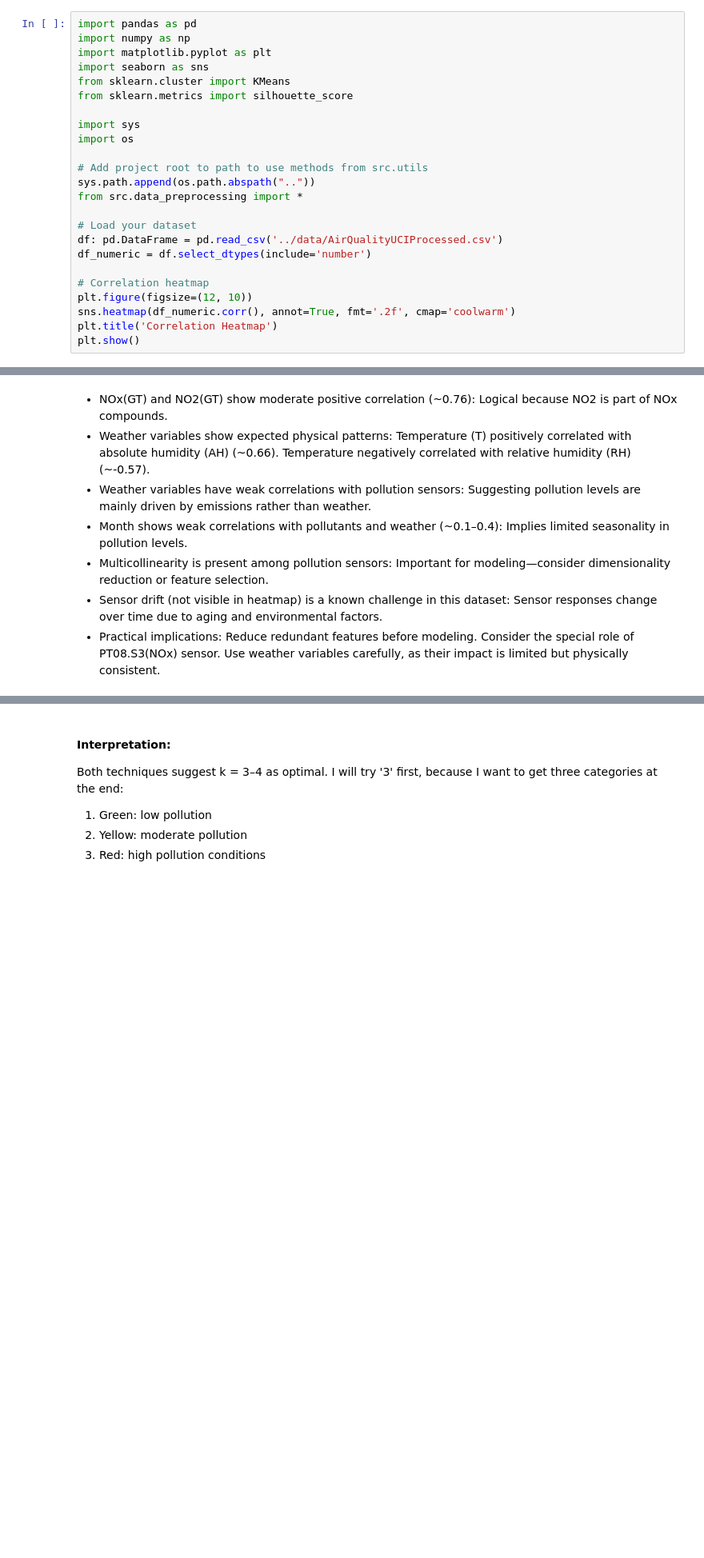
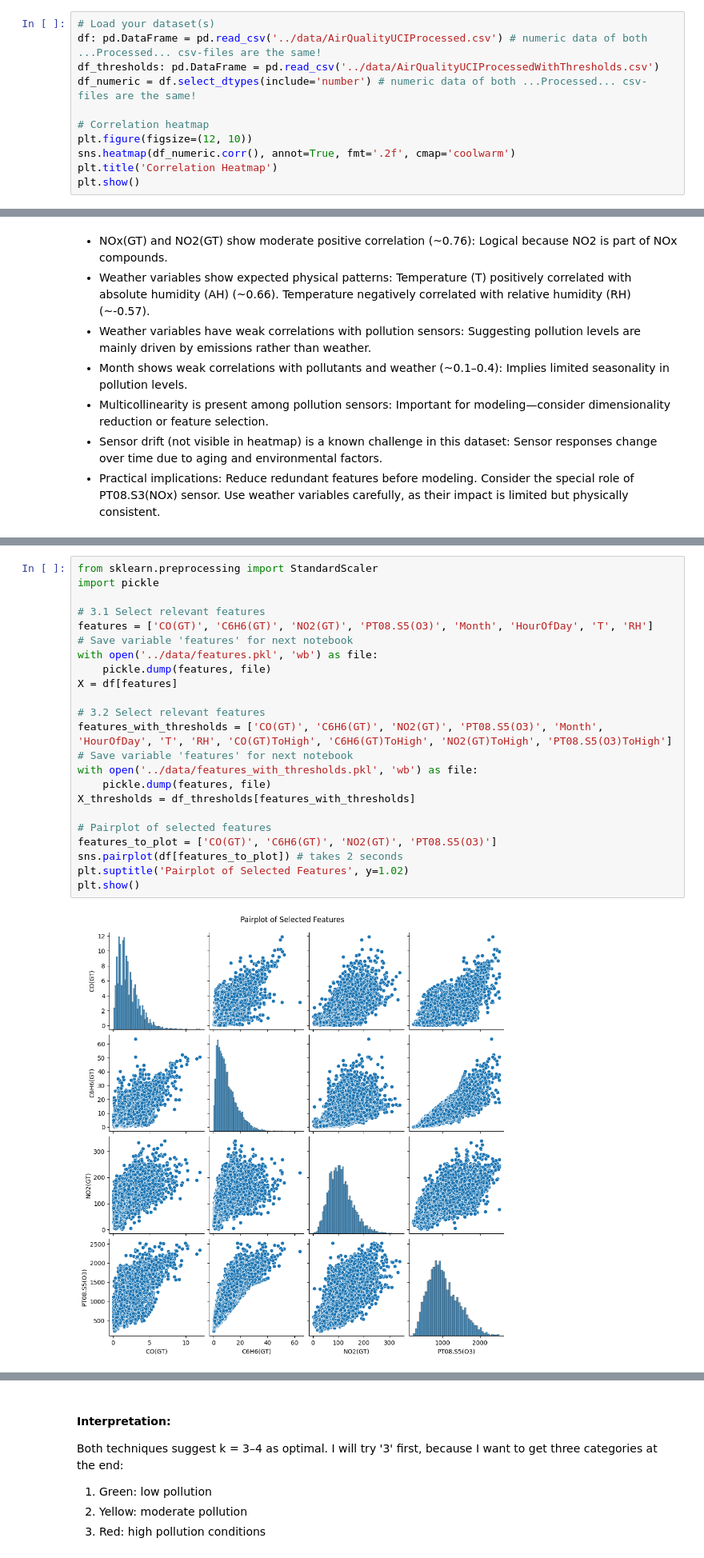
Before and after one commit to sebdied/AIM-capstone-project, a Jupyter notebook: notebooks/03_Modeling.ipynb, the cells around one changed output, grey strips where cells are left out. Shown at 80% size. Cells and saved outputs as stored; diff of their text form; blank space fills up the shorter version.

```diff
--- a/notebooks/03_Modeling.ipynb
+++ b/notebooks/03_Modeling.ipynb
@@ -1,21 +21,8 @@
 # %%
-import pandas as pd
-import numpy as np
-import matplotlib.pyplot as plt
-import seaborn as sns
-from sklearn.cluster import KMeans
-from sklearn.metrics import silhouette_score
-
-import sys
-import os
-
-# Add project root to path to use methods from src.utils
-sys.path.append(os.path.abspath(".."))
-from src.data_preprocessing import *
-
-# Load your dataset
-df: pd.DataFrame = pd.read_csv('../data/AirQualityUCIProcessed.csv')
-df_numeric = df.select_dtypes(include='number')
+# Load your dataset(s)
+df: pd.DataFrame = pd.read_csv('../data/AirQualityUCIProcessed.csv') # numeric data of both ...Processed... csv-files are the same!
+df_thresholds: pd.DataFrame = pd.read_csv('../data/AirQualityUCIProcessedWithThresholds.csv')
+df_numeric = df.select_dtypes(include='number') # numeric data of both ...Processed... csv-files are the same!
 
 # Correlation heatmap
 plt.figure(figsize=(12, 10))
@@ -75 +59,26 @@ plt.show()
+# %%
+from sklearn.preprocessing import StandardScaler
+import pickle
+
+# 3.1 Select relevant features
+features = ['CO(GT)', 'C6H6(GT)', 'NO2(GT)', 'PT08.S5(O3)', 'Month', 'HourOfDay', 'T', 'RH']
+# Save variable 'features' for next notebook
+with open('../data/features.pkl', 'wb') as file:
+    pickle.dump(features, file)
+X = df[features]
+
+# 3.2 Select relevant features
+features_with_thresholds = ['CO(GT)', 'C6H6(GT)', 'NO2(GT)', 'PT08.S5(O3)', 'Month', 'HourOfDay', 'T', 'RH', 'CO(GT)ToHigh', 'C6H6(GT)ToHigh', 'NO2(GT)ToHigh', 'PT08.S5(O3)ToHigh']
+# Save variable 'features' for next notebook
+with open('../data/features_with_thresholds.pkl', 'wb') as file:
+    pickle.dump(features, file)
+X_thresholds = df_thresholds[features_with_thresholds]
+
+# Pairplot of selected features
+features_to_plot = ['CO(GT)', 'C6H6(GT)', 'NO2(GT)', 'PT08.S5(O3)']
+sns.pairplot(df[features_to_plot]) # takes 2 seconds
+plt.suptitle('Pairplot of Selected Features', y=1.02)
+plt.show()
+# %% [output]
+[figure, added]
 # %% [markdown]
```
Also changed, not shown: parts of 20 cells of this notebook, 8 other files.
